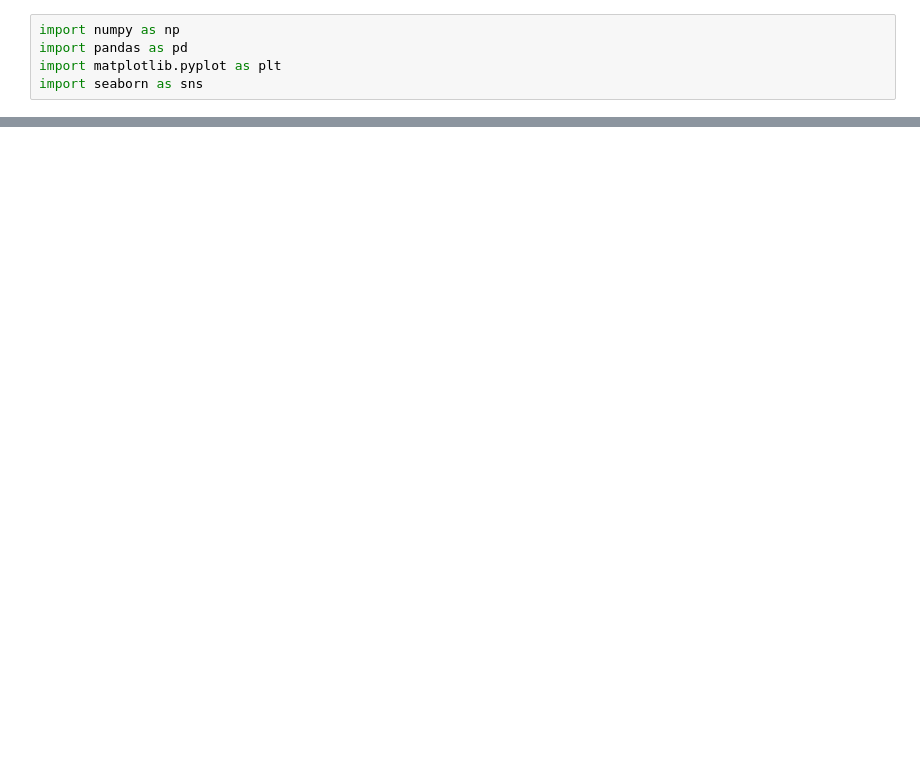
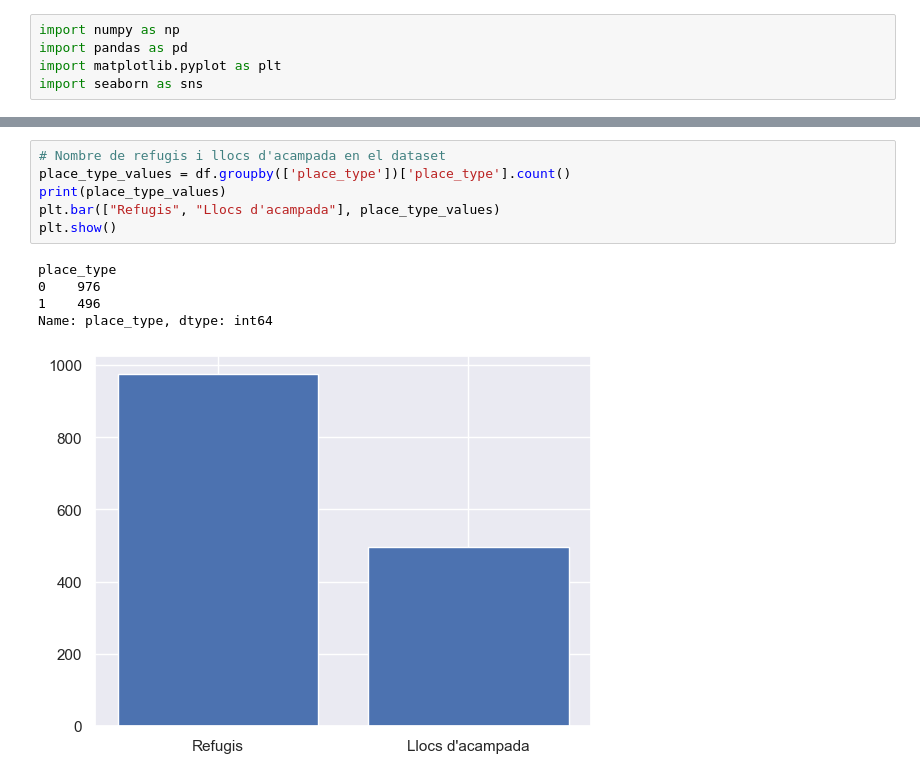
Before and after one commit to sarajose/data_analysis_of_a_dataset, a Jupyter notebook: code/data_analysis.ipynb, the cells around one changed output, grey strips where cells are left out. Cells and saved outputs as stored; diff of their text form; blank space fills up the shorter version.

```diff
--- a/code/data_analysis.ipynb
+++ b/code/data_analysis.ipynb
@@ -247,0 +59,12 @@ df.to_pickle('../data/standard_df.pkl')
+# %%
+# Nombre de refugis i llocs d'acampada en el dataset
+place_type_values = df.groupby(['place_type'])['place_type'].count()
+print(place_type_values)
+plt.bar(["Refugis", "Llocs d'acampada"], place_type_values)
+plt.show()
+# %% [output]
+place_type
+0    976
+1    496
+Name: place_type, dtype: int64
+[figure, added]
```
Also changed, not shown: parts of 55 cells of this notebook, 2 other files.
